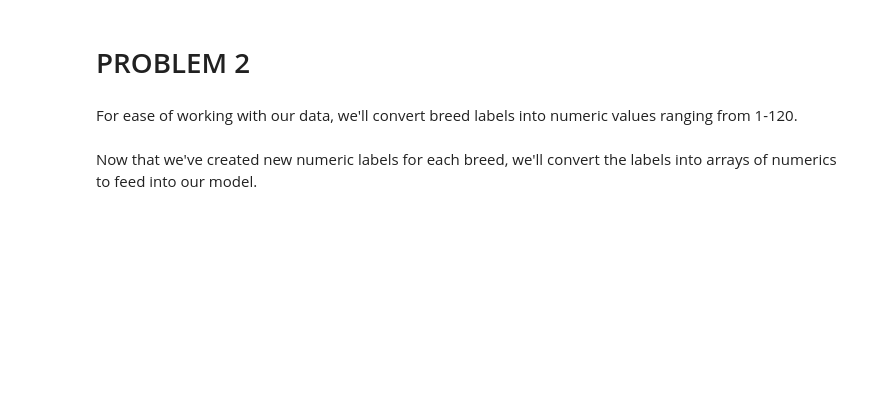
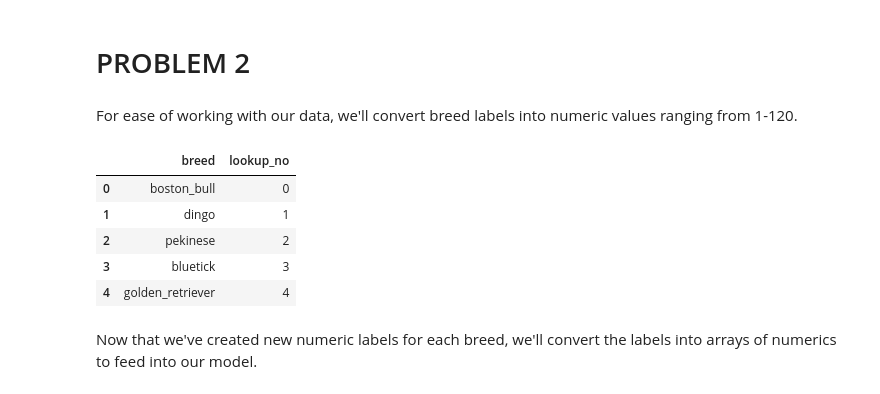
Before and after one commit to adubitskiy/csci82, a Jupyter notebook: hw4/hw4_part2.ipynb, the cells around one changed output. Drawn from its saved outputs; the diff is of its cells as text; code cells hidden in the pictures; blank space fills up the shorter version.

```diff
--- a/hw4/hw4_part2.ipynb
+++ b/hw4/hw4_part2.ipynb
@@ -421,9 +423,16 @@ For ease of working with our data, we'll convert breed labels into numeric value
 # %%
 #creating breed/number map
 breeds_map = pd.DataFrame(breeds)
 breeds_map['lookup_no'] = breeds_map.index
 breeds_map.columns = ['breed', 'lookup_no']
-breed_map.head()
+breeds_map.head()
+# %% [output]
+|  | breed | lookup_no |
+| 0 | boston_bull | 0 |
+| 1 | dingo | 1 |
+| 2 | pekinese | 2 |
+| 3 | bluetick | 3 |
+| 4 | golden_retriever | 4 |
 # %%
 #formatting breed labels in an easy-to-work-with way
 
```
Also changed, not shown: parts of 26 cells of this notebook.
